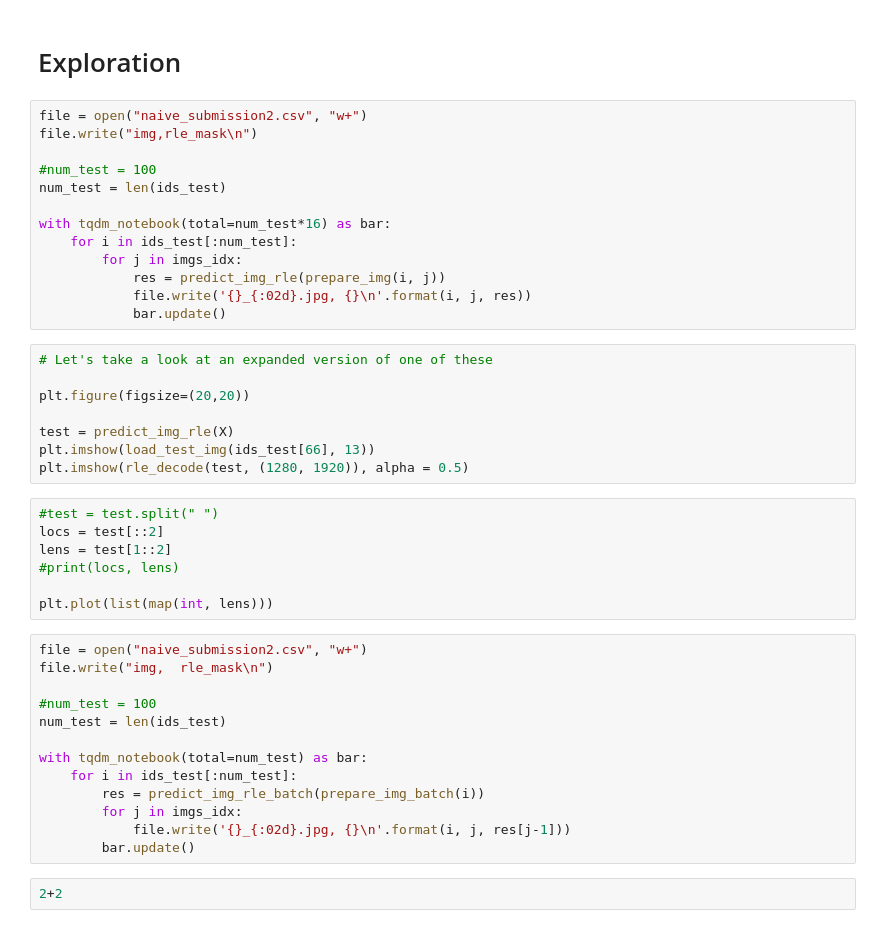
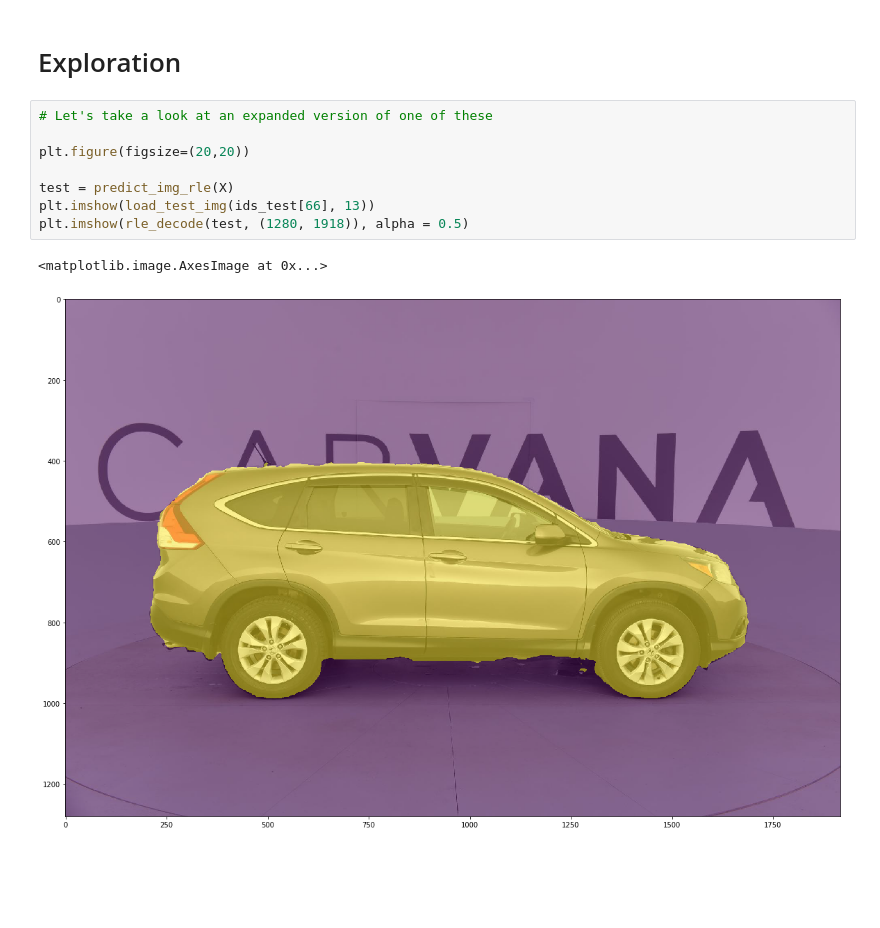
Before and after one commit to johnmicahreid/carvana_challenge, a Jupyter notebook: Carvana_v2.ipynb, the cells around one changed output. Cells and saved outputs as stored; diff of their text form; blank space fills up the shorter version.

Commit message:
Successful submission

```diff
--- a/Carvana_v2.ipynb
+++ b/Carvana_v2.ipynb
@@ -509,45 +530,13 @@ ax[-1].set_title('y_pred (test set) - final')
 # %% [markdown]
 # Exploration
-# %%
-file = open("naive_submission2.csv", "w+")
-file.write("img,rle_mask\n")
-
-#num_test = 100
-num_test = len(ids_test)
-
-with tqdm_notebook(total=num_test*16) as bar:
-    for i in ids_test[:num_test]:
-        for j in imgs_idx:
-            res = predict_img_rle(prepare_img(i, j))
-            file.write('{}_{:02d}.jpg, {}\n'.format(i, j, res))
-            bar.update()
 # %%
 # Let's take a look at an expanded version of one of these
 
 plt.figure(figsize=(20,20))
 
 test = predict_img_rle(X)
 plt.imshow(load_test_img(ids_test[66], 13))
-plt.imshow(rle_decode(test, (1280, 1920)), alpha = 0.5)
+plt.imshow(rle_decode(test, (1280, 1918)), alpha = 0.5)
+# %% [output]
+<matplotlib.image.AxesImage at 0x...>
+[figure, added]
-# %%
-#test = test.split(" ")
-locs = test[::2]
-lens = test[1::2]
-#print(locs, lens)
-
-plt.plot(list(map(int, lens)))
-# %%
-file = open("naive_submission2.csv", "w+")
-file.write("img,  rle_mask\n")
-
-#num_test = 100
-num_test = len(ids_test)
-
-with tqdm_notebook(total=num_test) as bar:
-    for i in ids_test[:num_test]:
-        res = predict_img_rle_batch(prepare_img_batch(i))
-        for j in imgs_idx:
-            file.write('{}_{:02d}.jpg, {}\n'.format(i, j, res[j-1]))
-        bar.update()
-# %%
-2+2
```
Also changed, not shown: parts of 2 cells of this notebook.
